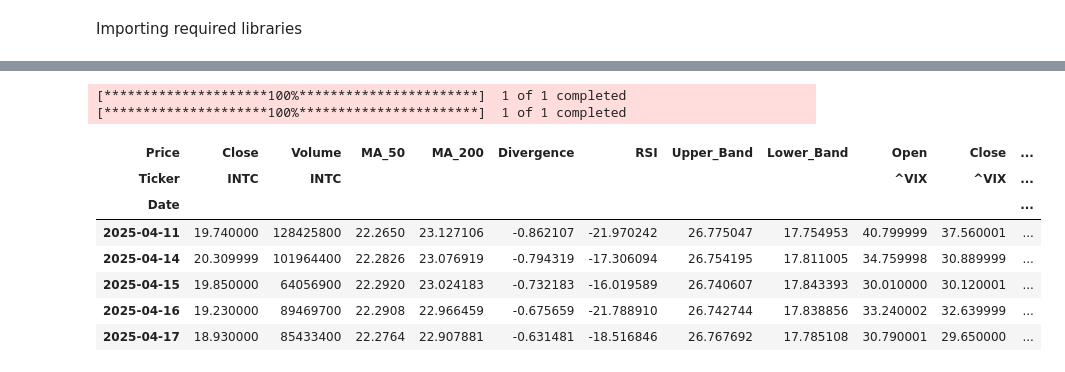
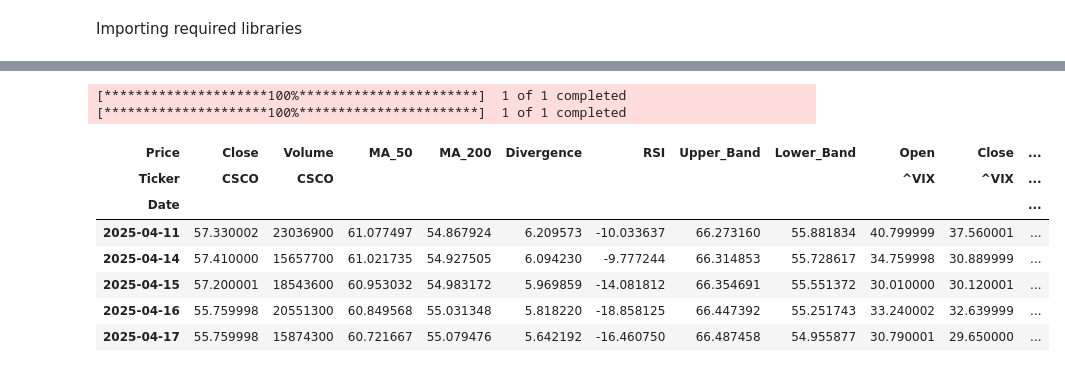
Before and after one commit to ApooU2/Project_Delta, a Jupyter notebook: combined.ipynb, the cells around one changed output, grey strips where cells are left out. Drawn from its saved outputs; the diff is of its cells as text; code cells hidden in the pictures.

```diff
--- a/combined.ipynb
+++ b/combined.ipynb
@@ -31,7 +31,7 @@ import yfinance as yf
 from sklearn.metrics import mean_absolute_error, mean_squared_error, r2_score
 # %%
 # Fetch stock data
-ticker = 'INTC'  # Replace with desired stock ticker
+ticker = 'CSCO'  # Replace with desired stock ticker
 data = yf.download(ticker, start='2010-01-01', end='2025-05-01')
 data = data[['Close', 'Volume']]
 
@@ -39,40 +39,40 @@ data = data[['Close', 'Volume']]
 ma_50 = data['Close'].rolling(window=50).mean()
 ma_200 = data['Close'].rolling(window=200).mean()
 data['MA_50'] = ma_50
 data['MA_200'] = ma_200
 data['Divergence'] = data['MA_50'] - data['MA_200']
 
 # Adding RSI
 data['RSI'] = 100 - (100 / (1 + data['Close'].pct_change().rolling(window=14).mean() / data['Close'].pct_change().rolling(window=14).std()))
 
 # Calculate Bollinger Bands separately
 std_dev = data['Close'].rolling(window=50).std()
 data['Upper_Band'] = ma_50 + (2 * std_dev)
 data['Lower_Band'] = ma_50 - (2 * std_dev)
 
 # Fetch VIX data and integrate it into the dataset
 vix_data = yf.download('^VIX', start='2010-01-01', end='2025-05-01')
 vix_data['Intraday_Range_VIX'] = vix_data['High'] - vix_data['Low']
 vix_data['Mean_Price_VIX'] = (vix_data['High'] + vix_data['Low']) / 2
 vix_data = vix_data[['Open', 'Close', 'Volume', 'Intraday_Range_VIX', 'Mean_Price_VIX']]
 
 # Align VIX data with stock data
 data = data.join(vix_data, how='inner', rsuffix='_VIX')
 
 # Drop rows with NaN values due to rolling calculations
 data = data.dropna()
 data.tail()
 # %% [output]
 [*********************100%***********************]  1 of 1 completed
 [*********************100%***********************]  1 of 1 completed
 | Price | Close | Volume | MA_50 | MA_200 | Divergence | RSI | Upper_Band | Lower_Band | Open | Close | ... |
-| Ticker | INTC | INTC |  |  |  |  |  |  | ^VIX | ^VIX | ... |
+| Ticker | CSCO | CSCO |  |  |  |  |  |  | ^VIX | ^VIX | ... |
 | Date |  |  |  |  |  |  |  |  |  |  | ... |
-| 2025-04-11 | 19.740000 | 128425800 | 22.2650 | 23.127106 | -0.862107 | -21.970242 | 26.775047 | 17.754953 | 40.799999 | 37.560001 | ... |
-| 2025-04-14 | 20.309999 | 101964400 | 22.2826 | 23.076919 | -0.794319 | -17.306094 | 26.754195 | 17.811005 | 34.759998 | 30.889999 | ... |
-| 2025-04-15 | 19.850000 | 64056900 | 22.2920 | 23.024183 | -0.732183 | -16.019589 | 26.740607 | 17.843393 | 30.010000 | 30.120001 | ... |
-| 2025-04-16 | 19.230000 | 89469700 | 22.2908 | 22.966459 | -0.675659 | -21.788910 | 26.742744 | 17.838856 | 33.240002 | 32.639999 | ... |
-| 2025-04-17 | 18.930000 | 85433400 | 22.2764 | 22.907881 | -0.631481 | -18.516846 | 26.767692 | 17.785108 | 30.790001 | 29.650000 | ... |
+| 2025-04-11 | 57.330002 | 23036900 | 61.077497 | 54.867924 | 6.209573 | -10.033637 | 66.273160 | 55.881834 | 40.799999 | 37.560001 | ... |
+| 2025-04-14 | 57.410000 | 15657700 | 61.021735 | 54.927505 | 6.094230 | -9.777244 | 66.314853 | 55.728617 | 34.759998 | 30.889999 | ... |
+| 2025-04-15 | 57.200001 | 18543600 | 60.953032 | 54.983172 | 5.969859 | -14.081812 | 66.354691 | 55.551372 | 30.010000 | 30.120001 | ... |
+| 2025-04-16 | 55.759998 | 20551300 | 60.849568 | 55.031348 | 5.818220 | -18.858125 | 66.447392 | 55.251743 | 33.240002 | 32.639999 | ... |
+| 2025-04-17 | 55.759998 | 15874300 | 60.721667 | 55.079476 | 5.642192 | -16.460750 | 66.487458 | 54.955877 | 30.790001 | 29.650000 | ... |
 # %%
 # Preprocess data
 scaler = MinMaxScaler(feature_range=(0, 1))
```
Also changed, not shown: parts of 4 cells of this notebook, 1 other file.
